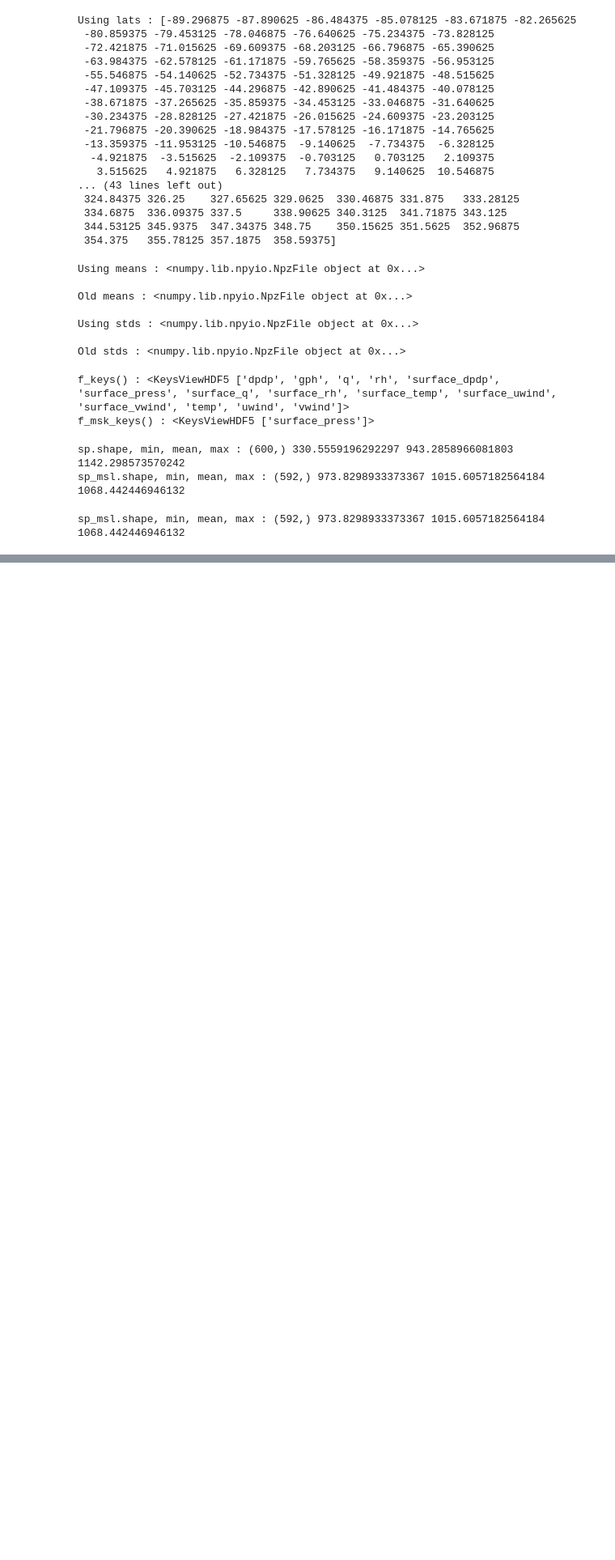
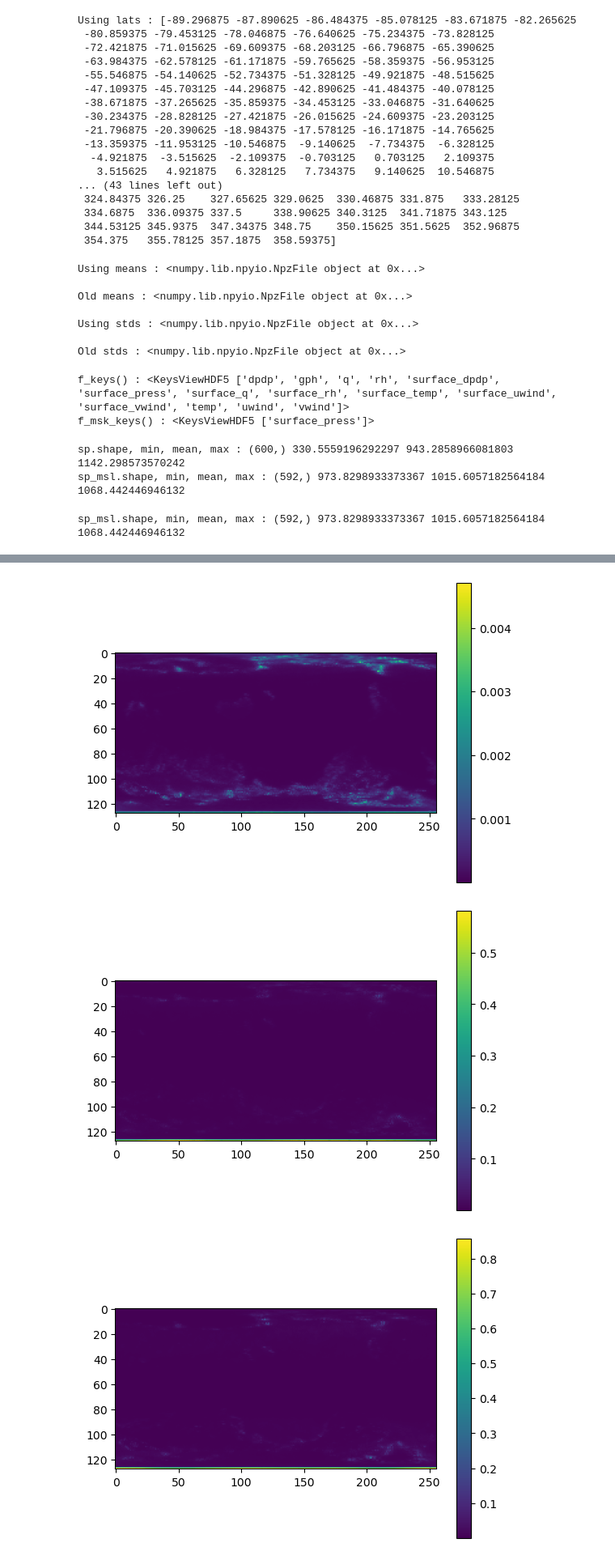
Before and after one commit to ISCLPennState/ml4DVar, a Jupyter notebook: process-obs/check_obs.ipynb, the cells around one changed output, grey strips where cells are left out. Shown at 81% size. Saved outputs shown, nothing was run; the diff lists cells and outputs as text; code cells hidden in the pictures; blank space fills up the shorter version.

```diff
--- a/process-obs/check_obs.ipynb
+++ b/process-obs/check_obs.ipynb
@@ -223,3 +223,9 @@ for year in list(f.keys()):
                     H_var_data[:] = H
                     #############################################################################################
                     #############################################################################################
+# %%
+import matplotlib.pyplot as plt
+%matplotlib inline
+import numpy as np
+
+background_error_covariance = np.load('/eagle/MDClimSim/mjp5595/ml4dvar/stormer/background_24hr_diff_hf_var_stormer_standardized_128_uv.npy')
@@ -225,0 +236,9 @@ for year in list(f.keys()):
+# %%
+for i in range(len(background_error_covariance)):
+    plt.figure()
+    plt.imshow(background_error_covariance[i])
+    plt.colorbar()
+# %% [output]
+[figure, added]
+[figure, added]
+[figure, added]
```
Also changed, not shown: parts of 2 cells of this notebook.
